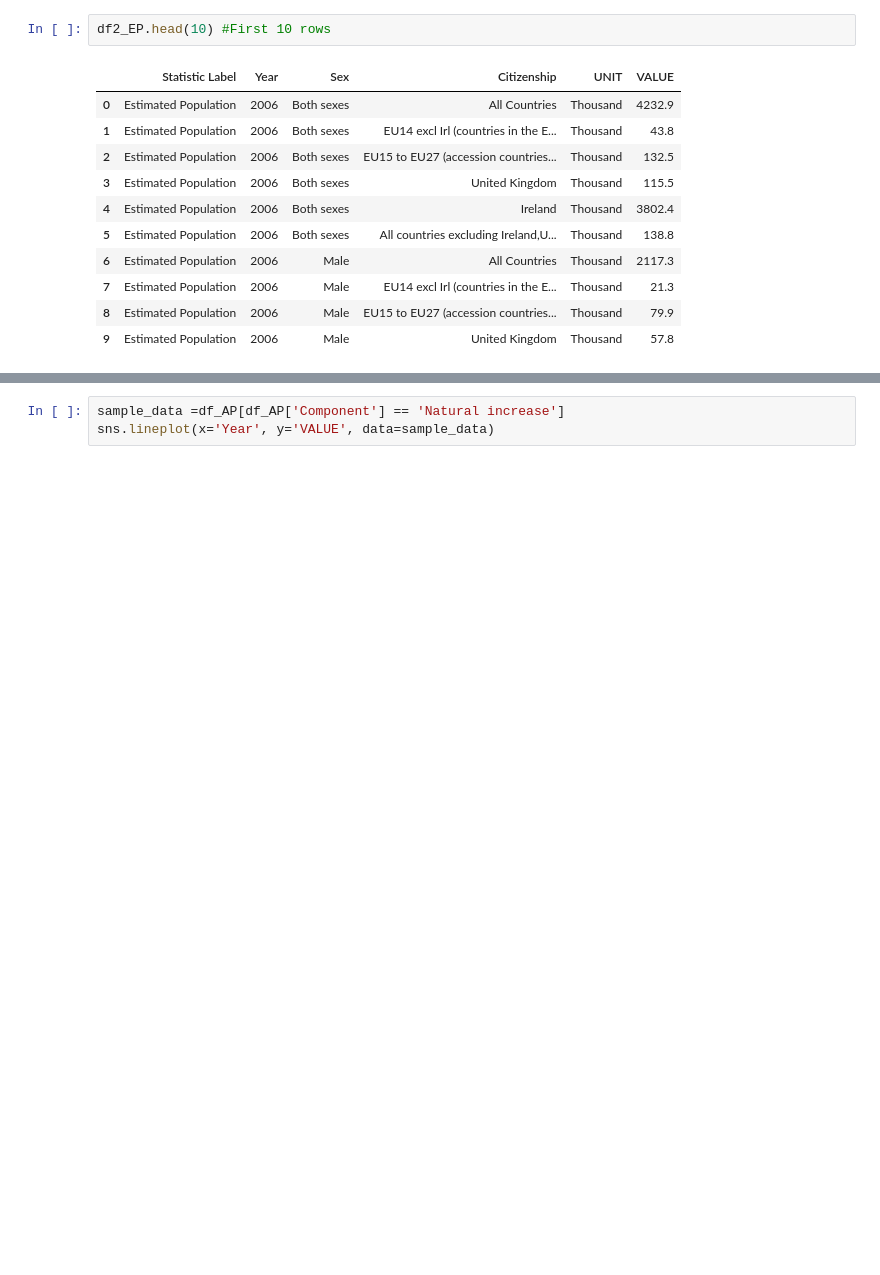
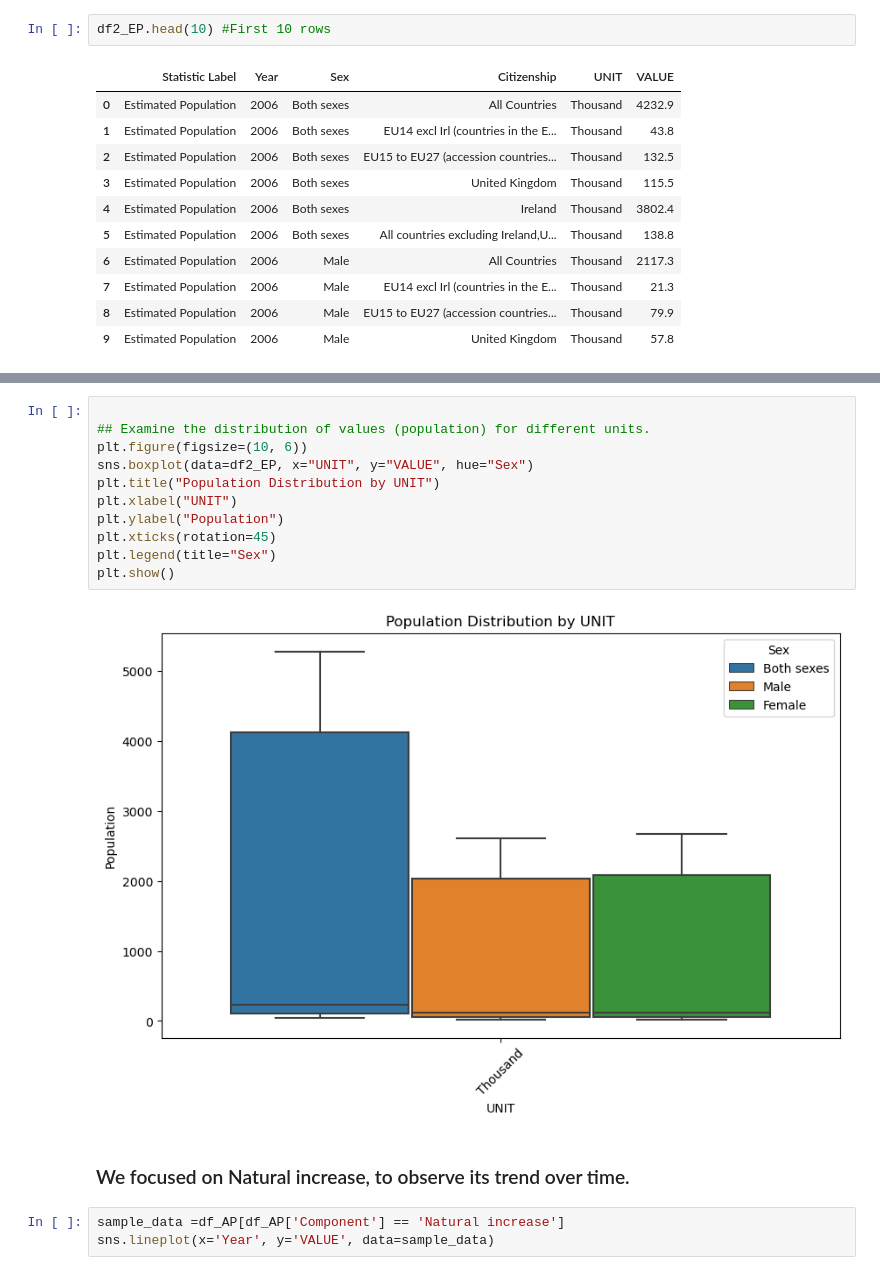
Before and after one commit to CCT2017156/MSC_DA__CA1, a Jupyter notebook: CA1-20171256.ipynb, the cells around one changed output, grey strips where cells are left out. Cells and saved outputs as stored; diff of their text form; blank space fills up the shorter version.

```diff
--- a/CA1-20171256.ipynb
+++ b/CA1-20171256.ipynb
@@ -180,3 +190,18 @@ plt.show()
+# %%
+
+## Examine the distribution of values (population) for different units.
+plt.figure(figsize=(10, 6))
+sns.boxplot(data=df2_EP, x="UNIT", y="VALUE", hue="Sex")
+plt.title("Population Distribution by UNIT")
+plt.xlabel("UNIT")
+plt.ylabel("Population")
+plt.xticks(rotation=45)
+plt.legend(title="Sex")
+plt.show()
+# %% [output]
+[figure, added]
+# %% [markdown]
+### We focused on Natural increase, to observe its trend over time.
 # %%
 sample_data =df_AP[df_AP['Component'] == 'Natural increase']
 sns.lineplot(x='Year', y='VALUE', data=sample_data)
```
Also changed, not shown: parts of 73 cells of this notebook.
